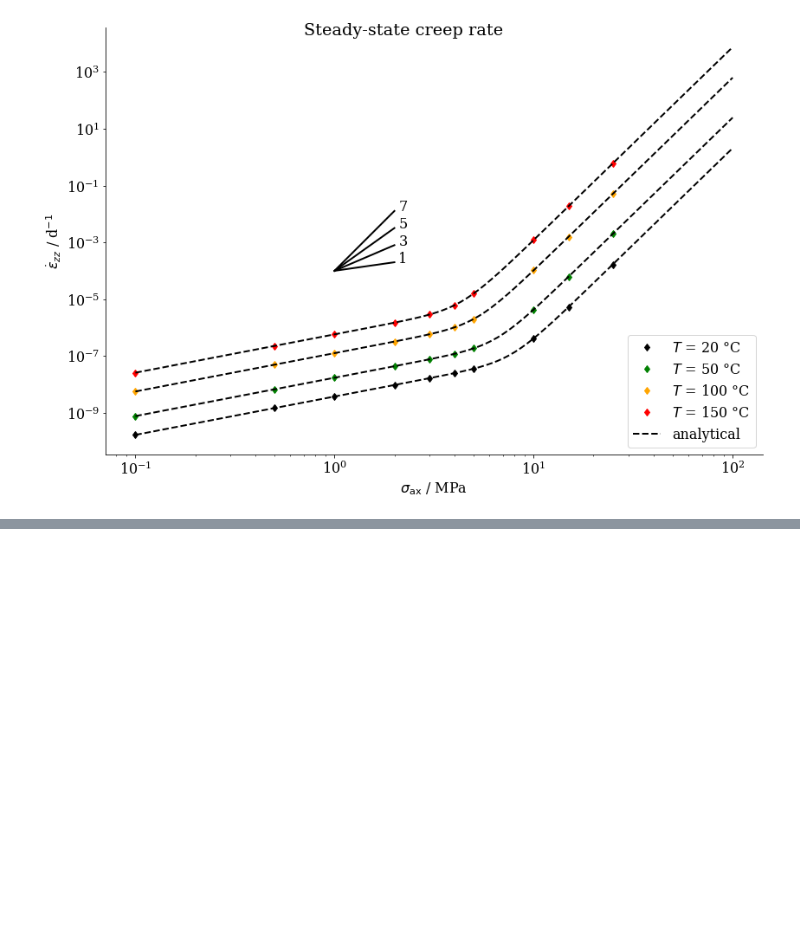
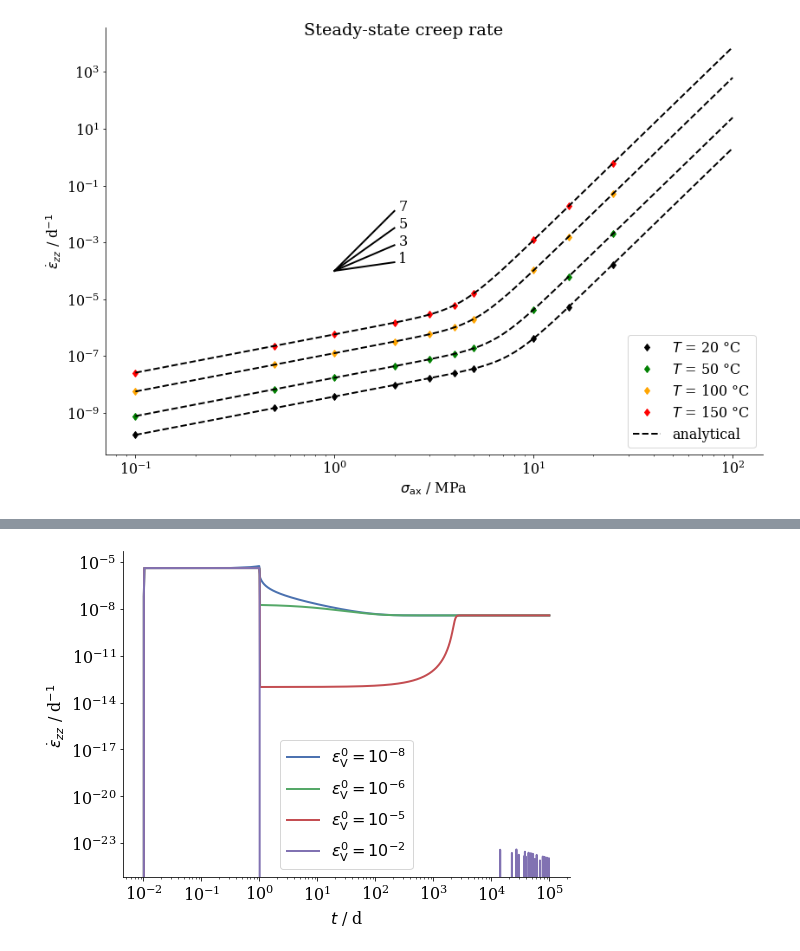
Before and after one commit to nagelt/MechanicsTrainingCourse2020, a Jupyter notebook: MFront/GS.ipynb, the cells around one changed output, grey strips where cells are left out. Drawn from its saved outputs; the diff is of its cells as text; code cells hidden in the pictures; blank space fills up the shorter version.

```diff
--- a/MFront/GS.ipynb
+++ b/MFront/GS.ipynb
@@ -463,0 +470,21 @@ plt.yscale('log')
+# %%
+#HIDDEN
+times = np.append(np.array([0]),np.logspace(-2,5,1000))
+dt = np.array([])
+for i,t in enumerate(times[1:]):
+    dt = np.append(dt,times[i]-times[i-1])
+eps1, eps0 = run_stress_effect_sim(times,1,20+273.15,ev0=1e-8)
+plt.plot(times[1:],(eps1[1:]-eps0[1:])/dt,label='$\\epsilon_\\mathrm{V}^0 = 10^{-8}$')
+eps1, eps0 = run_stress_effect_sim(times,1,20+273.15,ev0=1e-6)
+plt.plot(times[1:],(eps1[1:]-eps0[1:])/dt,label='$\\epsilon_\\mathrm{V}^0 = 10^{-6}$')
+eps1, eps0 = run_stress_effect_sim(times,1,20+273.15,ev0=1e-5)
+plt.plot(times[1:],(eps1[1:]-eps0[1:])/dt,label='$\\epsilon_\\mathrm{V}^0 = 10^{-5}$')
+eps1, eps0 = run_stress_effect_sim(times,1,20+273.15,ev0=1e-2)
+plt.plot(times[1:],(eps1[1:]-eps0[1:])/dt,label='$\\epsilon_\\mathrm{V}^0 = 10^{-2}$')
+plt.xscale('log')
+plt.yscale('log')
+plt.xlabel('$t$ / d')
+plt.ylabel('$\\dot{\\epsilon}_{zz}$ / d$^{-1}$')
+plt.legend();
+# %% [output]
+[figure, added]
```
Also changed, not shown: parts of 2 cells of this notebook, 1 other file.
